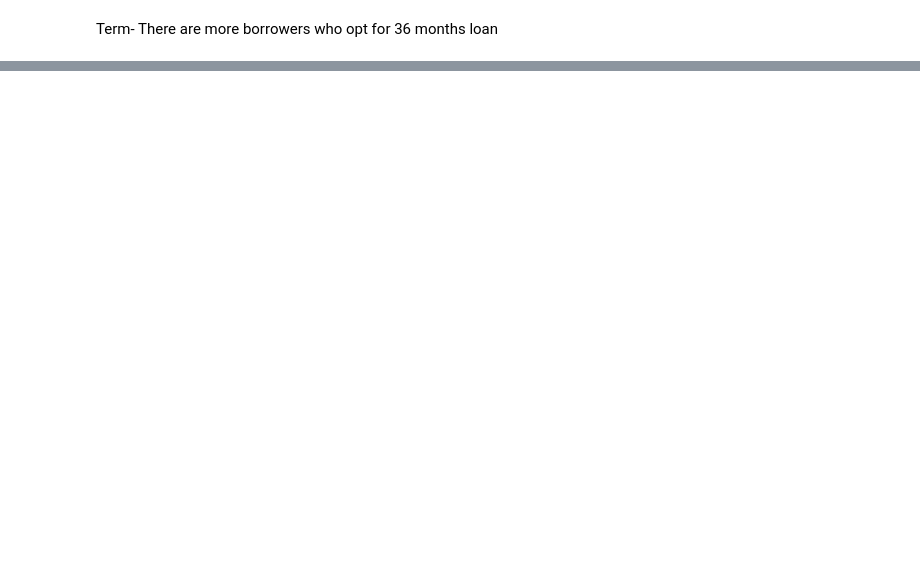
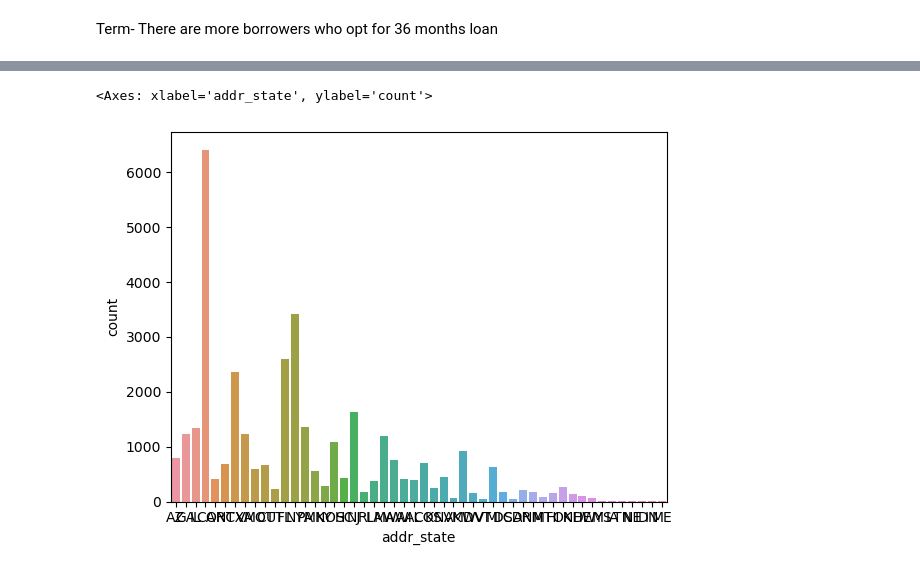
Before and after one commit to jatinmj/LendingClub_CaseStudy, a Jupyter notebook: Lending_club_caseStudy_Ishita_bhargava.ipynb, the cells around one changed output, grey strips where cells are left out. Saved outputs shown, nothing was run; the diff lists cells and outputs as text; code cells hidden in the pictures; blank space fills up the shorter version.

```diff
--- a/Lending_club_caseStudy_Ishita_bhargava.ipynb
+++ b/Lending_club_caseStudy_Ishita_bhargava.ipynb
@@ -1301,0 +1345,5 @@ sns.boxplot(x=df5['grade'],y=df5['annual_inc'])
+# %%
+sns.countplot(x=df['addr_state']) # this is of no use
+# %% [output]
+<Axes: xlabel='addr_state', ylabel='count'>
+[figure, added]
```
Also changed, not shown: parts of 49 cells of this notebook.
